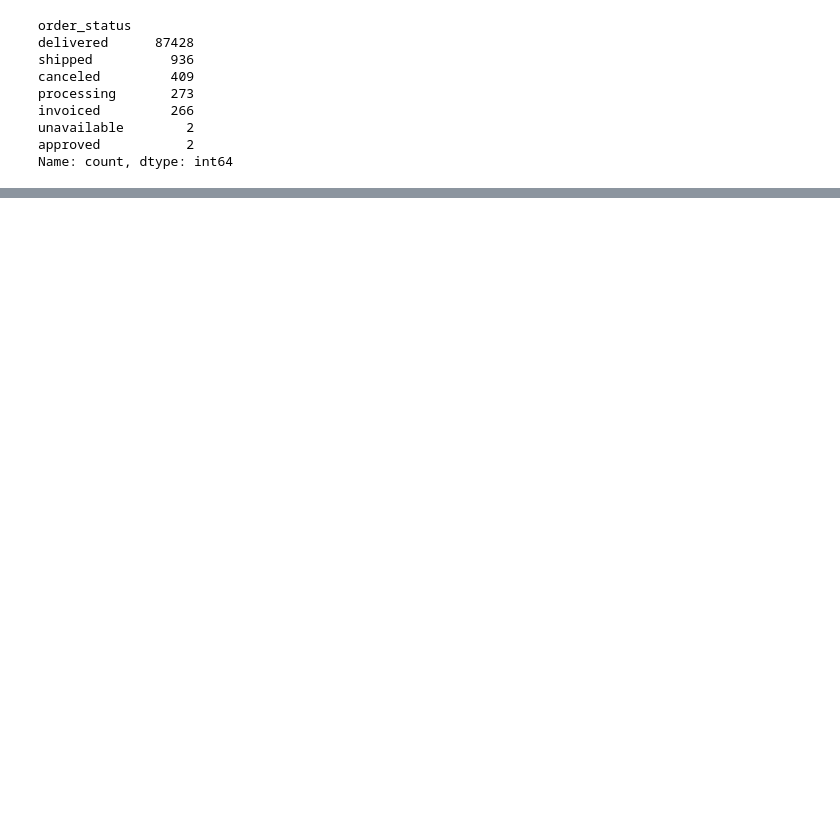
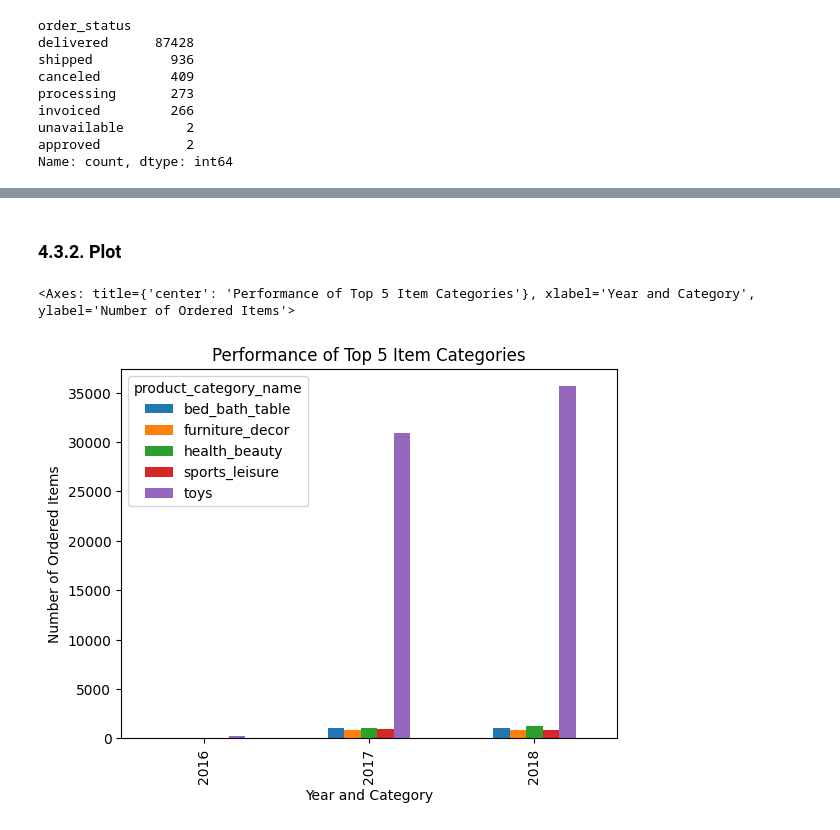
Before and after one commit to juanyeremia/ecommerce_sc_analysis, a Jupyter notebook: eda.ipynb, the cells around one changed output, grey strips where cells are left out. Cells and saved outputs as stored; diff of their text form; code cells hidden in the pictures; blank space fills up the shorter version.

Commit message:
Update: 1. Finished 4.3.1 Data Processing and started 4.3.2. Plot.

```diff
--- a/eda.ipynb
+++ b/eda.ipynb
@@ -593,0 +601,10 @@ df_items_area
+# %%
+# Obtain purchase year
+df_items_area["purchase_year"] = df_items_area["order_purchase_timestamp"].dt.year
+
+# Get top and bottom 5 of item categories
+top_5_item = df_items_area.groupby("product_category_name").size().sort_values().nlargest(5)
+top_5_cat = top_5_item.index
+
+bottom_5_item = df_items_area.groupby("product_category_name").size().sort_values().nsmallest(5)
+bottom_5_cat = bottom_5_item.index
@@ -593,0 +616,4 @@ df_items_area
+# %%
+# Get dataframe of top and bottom 5
+df_top_5_cat = df_items_area[df_items_area["product_category_name"].isin(top_5_cat)]
+df_bottom_5_cat = df_items_area[df_items_area["product_category_name"].isin(bottom_5_cat)]
@@ -593,0 +622,11 @@ df_items_area
+# %%
+# Top yearly
+top_5_cat_yearly = (
+    df_top_5_cat
+    .groupby(["purchase_year", "product_category_name"])
+    .size()
+    .unstack(fill_value=0)
+    .sort_index()                   # Sorting by 'purchase_year'
+)
+
+top_5_cat_yearly
@@ -593,0 +656,12 @@ df_items_area
+# %% [markdown]
+### 4.3.2. Plot
+# %%
+top_5_cat_yearly.plot(
+    kind="bar",
+    title="Performance of Top 5 Item Categories",
+    xlabel="Year and Category",
+    ylabel="Number of Ordered Items"
+)
+# %% [output]
+<Axes: title={'center': 'Performance of Top 5 Item Categories'}, xlabel='Year and Category', ylabel='Number of Ordered Items'>
+[figure, added]
```
Also changed, not shown: parts of 12 cells of this notebook.
